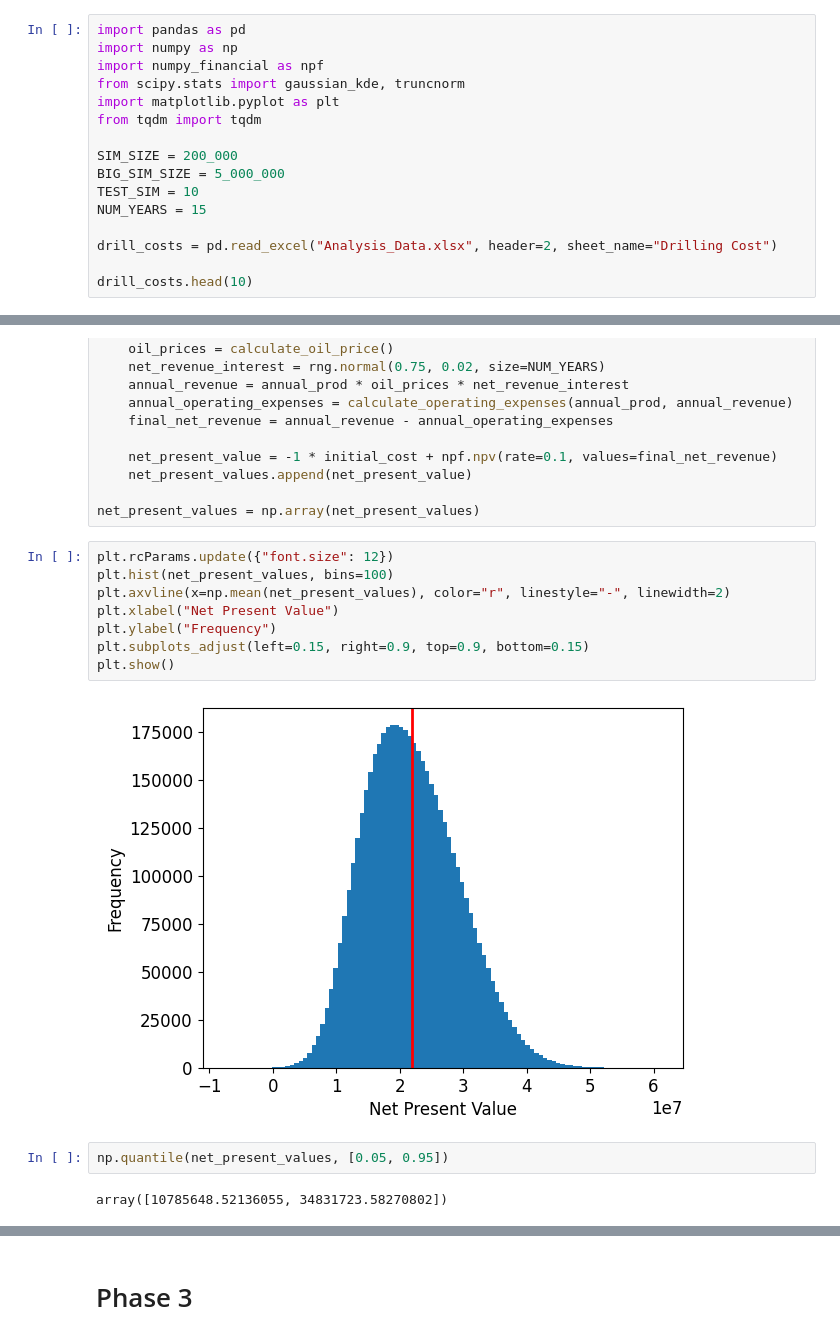
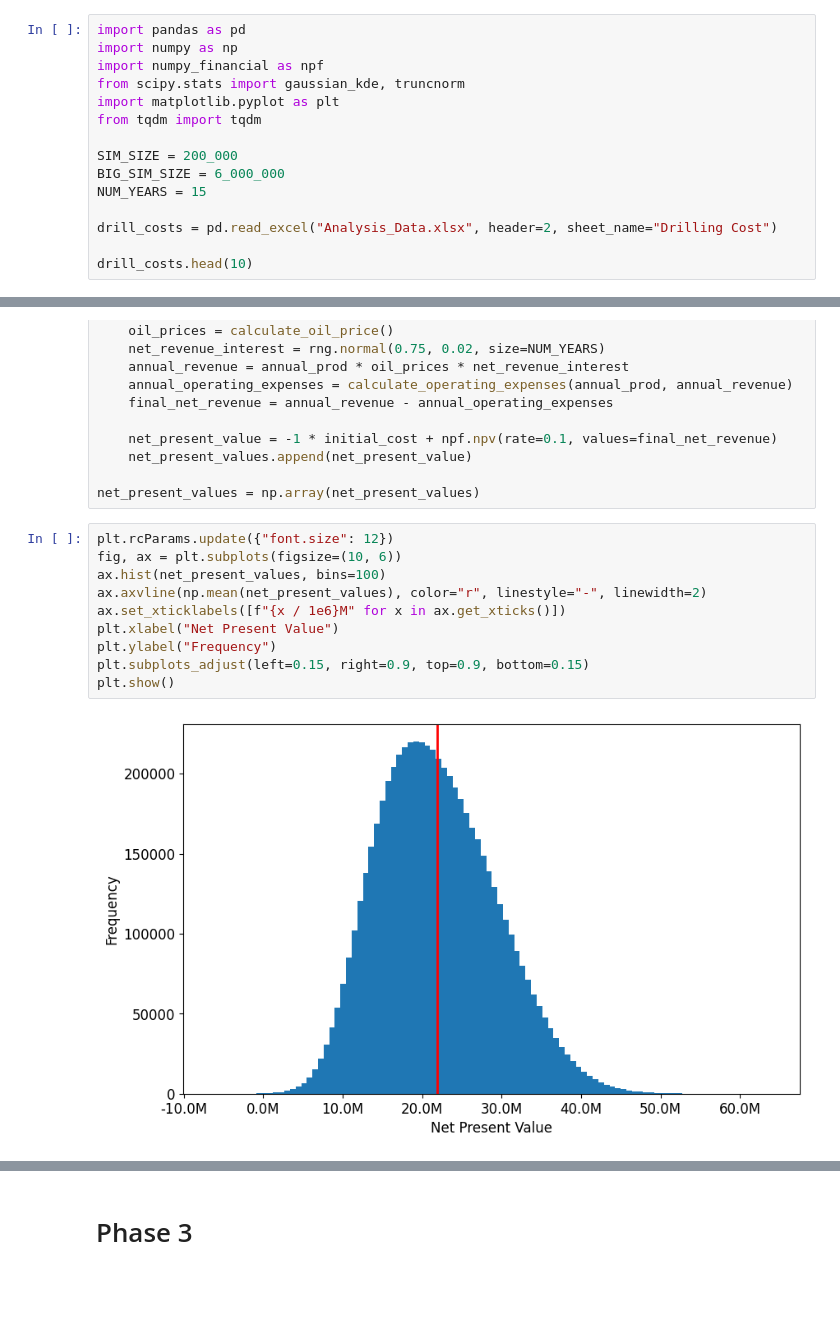
Before and after one commit to yangrchen/blue5-spring-one-homework, a Jupyter notebook: simulation/HW3/yang.ipynb, the cells around one changed output, grey strips where cells are left out. Drawn from its saved outputs; the diff is of its cells as text; blank space fills up the shorter version.

```diff
--- a/simulation/HW3/yang.ipynb
+++ b/simulation/HW3/yang.ipynb
@@ -7,8 +7,7 @@ import matplotlib.pyplot as plt
 from tqdm import tqdm
 
 SIM_SIZE = 200_000
-BIG_SIM_SIZE = 5_000_000
-TEST_SIM = 10
+BIG_SIM_SIZE = 6_000_000
 NUM_YEARS = 15
 
 drill_costs = pd.read_excel("Analysis_Data.xlsx", header=2, sheet_name="Drilling Cost")
@@ -246,15 +247,13 @@ for i in tqdm(range(BIG_SIM_SIZE), desc="Calculating NPV"):
 net_present_values = np.array(net_present_values)
 # %%
 plt.rcParams.update({"font.size": 12})
-plt.hist(net_present_values, bins=100)
-plt.axvline(x=np.mean(net_present_values), color="r", linestyle="-", linewidth=2)
+fig, ax = plt.subplots(figsize=(10, 6))
+ax.hist(net_present_values, bins=100)
+ax.axvline(np.mean(net_present_values), color="r", linestyle="-", linewidth=2)
+ax.set_xticklabels([f"{x / 1e6}M" for x in ax.get_xticks()])
 plt.xlabel("Net Present Value")
 plt.ylabel("Frequency")
 plt.subplots_adjust(left=0.15, right=0.9, top=0.9, bottom=0.15)
 plt.show()
 # %% [output]
-[figure, old version]
+[figure, new version]
-# %%
-np.quantile(net_present_values, [0.05, 0.95])
-# %% [output]
-array([10785648.52136055, 34831723.58270802])
```
Also changed, not shown: parts of 23 cells of this notebook, 4 other files.
